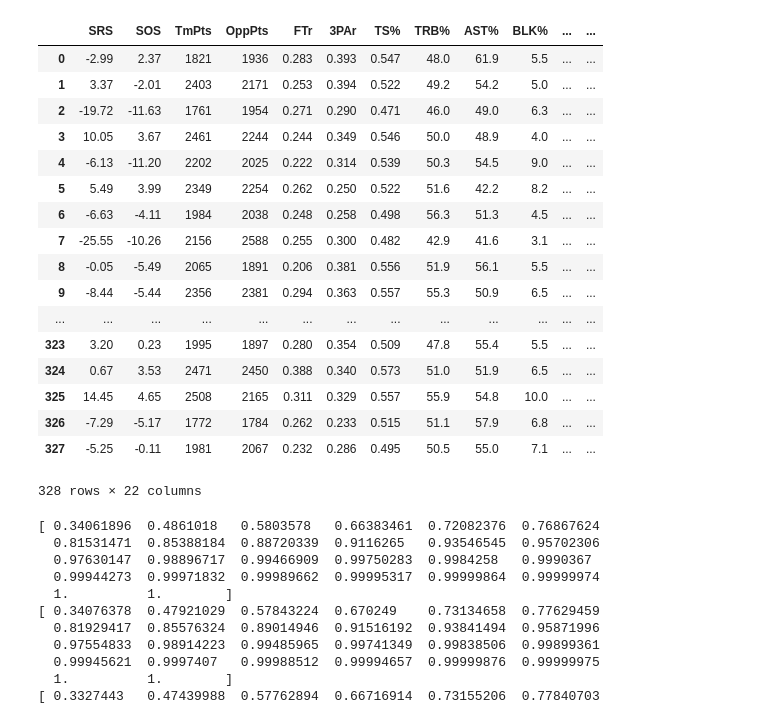
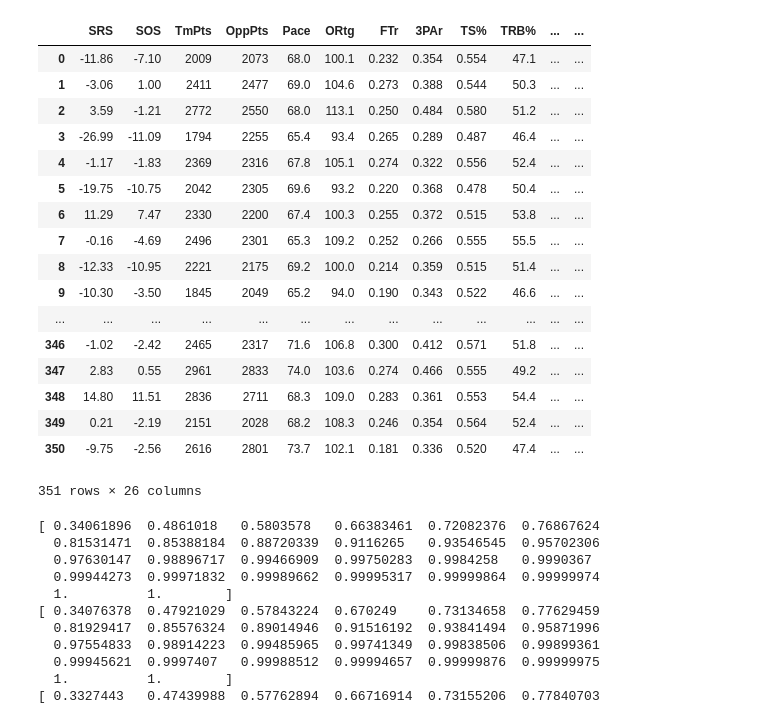
Before and after one commit to gshau/madBrackets, a Jupyter notebook: teamAnalysis.ipynb, the cells around one changed output. Drawn from its saved outputs; the diff is of its cells as text; code cells hidden in the pictures.

```diff
--- a/teamAnalysis.ipynb
+++ b/teamAnalysis.ipynb
@@ -21,25 +21,26 @@ warnings.filterwarnings('ignore')
 from sklearn import model_selection
 from sklearn.model_selection import cross_val_score
 # %%
+year='2017'
 df=pd.read_csv('data/combined_team_stats_'+year+'.csv',index_col=0).dropna(axis=1)
 df.keys()
 df.drop(['School','wpct','sched_url','Rank','WL','Conf'],axis=1)
 # %% [output]
-|  | SRS | SOS | TmPts | OppPts | FTr | 3PAr | TS% | TRB% | AST% | BLK% | ... | ... |
-| 0 | -2.99 | 2.37 | 1821 | 1936 | 0.283 | 0.393 | 0.547 | 48.0 | 61.9 | 5.5 | ... | ... |
-| 1 | 3.37 | -2.01 | 2403 | 2171 | 0.253 | 0.394 | 0.522 | 49.2 | 54.2 | 5.0 | ... | ... |
-| 2 | -19.72 | -11.63 | 1761 | 1954 | 0.271 | 0.290 | 0.471 | 46.0 | 49.0 | 6.3 | ... | ... |
-| 3 | 10.05 | 3.67 | 2461 | 2244 | 0.244 | 0.349 | 0.546 | 50.0 | 48.9 | 4.0 | ... | ... |
-| 4 | -6.13 | -11.20 | 2202 | 2025 | 0.222 | 0.314 | 0.539 | 50.3 | 54.5 | 9.0 | ... | ... |
-| 5 | 5.49 | 3.99 | 2349 | 2254 | 0.262 | 0.250 | 0.522 | 51.6 | 42.2 | 8.2 | ... | ... |
-| 6 | -6.63 | -4.11 | 1984 | 2038 | 0.248 | 0.258 | 0.498 | 56.3 | 51.3 | 4.5 | ... | ... |
-| 7 | -25.55 | -10.26 | 2156 | 2588 | 0.255 | 0.300 | 0.482 | 42.9 | 41.6 | 3.1 | ... | ... |
-| 8 | -0.05 | -5.49 | 2065 | 1891 | 0.206 | 0.381 | 0.556 | 51.9 | 56.1 | 5.5 | ... | ... |
-| 9 | -8.44 | -5.44 | 2356 | 2381 | 0.294 | 0.363 | 0.557 | 55.3 | 50.9 | 6.5 | ... | ... |
+|  | SRS | SOS | TmPts | OppPts | Pace | ORtg | FTr | 3PAr | TS% | TRB% | ... | ... |
+| 0 | -11.86 | -7.10 | 2009 | 2073 | 68.0 | 100.1 | 0.232 | 0.354 | 0.554 | 47.1 | ... | ... |
+| 1 | -3.06 | 1.00 | 2411 | 2477 | 69.0 | 104.6 | 0.273 | 0.388 | 0.544 | 50.3 | ... | ... |
+| 2 | 3.59 | -1.21 | 2772 | 2550 | 68.0 | 113.1 | 0.250 | 0.484 | 0.580 | 51.2 | ... | ... |
+| 3 | -26.99 | -11.09 | 1794 | 2255 | 65.4 | 93.4 | 0.265 | 0.289 | 0.487 | 46.4 | ... | ... |
+| 4 | -1.17 | -1.83 | 2369 | 2316 | 67.8 | 105.1 | 0.274 | 0.322 | 0.556 | 52.4 | ... | ... |
+| 5 | -19.75 | -10.75 | 2042 | 2305 | 69.6 | 93.2 | 0.220 | 0.368 | 0.478 | 50.4 | ... | ... |
+| 6 | 11.29 | 7.47 | 2330 | 2200 | 67.4 | 100.3 | 0.255 | 0.372 | 0.515 | 53.8 | ... | ... |
+| 7 | -0.16 | -4.69 | 2496 | 2301 | 65.3 | 109.2 | 0.252 | 0.266 | 0.555 | 55.5 | ... | ... |
+| 8 | -12.33 | -10.95 | 2221 | 2175 | 69.2 | 100.0 | 0.214 | 0.359 | 0.515 | 51.4 | ... | ... |
+| 9 | -10.30 | -3.50 | 1845 | 2049 | 65.2 | 94.0 | 0.190 | 0.343 | 0.522 | 46.6 | ... | ... |
 | ... | ... | ... | ... | ... | ... | ... | ... | ... | ... | ... | ... | ... |
-| 323 | 3.20 | 0.23 | 1995 | 1897 | 0.280 | 0.354 | 0.509 | 47.8 | 55.4 | 5.5 | ... | ... |
-| 324 | 0.67 | 3.53 | 2471 | 2450 | 0.388 | 0.340 | 0.573 | 51.0 | 51.9 | 6.5 | ... | ... |
-| 325 | 14.45 | 4.65 | 2508 | 2165 | 0.311 | 0.329 | 0.557 | 55.9 | 54.8 | 10.0 | ... | ... |
-| 326 | -7.29 | -5.17 | 1772 | 1784 | 0.262 | 0.233 | 0.515 | 51.1 | 57.9 | 6.8 | ... | ... |
-| 327 | -5.25 | -0.11 | 1981 | 2067 | 0.232 | 0.286 | 0.495 | 50.5 | 55.0 | 7.1 | ... | ... |
+| 346 | -1.02 | -2.42 | 2465 | 2317 | 71.6 | 106.8 | 0.300 | 0.412 | 0.571 | 51.8 | ... | ... |
+| 347 | 2.83 | 0.55 | 2961 | 2833 | 74.0 | 103.6 | 0.274 | 0.466 | 0.555 | 49.2 | ... | ... |
+| 348 | 14.80 | 11.51 | 2836 | 2711 | 68.3 | 109.0 | 0.283 | 0.361 | 0.553 | 54.4 | ... | ... |
+| 349 | 0.21 | -2.19 | 2151 | 2028 | 68.2 | 108.3 | 0.246 | 0.354 | 0.564 | 52.4 | ... | ... |
+| 350 | -9.75 | -2.56 | 2616 | 2801 | 73.7 | 102.1 | 0.181 | 0.336 | 0.520 | 47.4 | ... | ... |
-328 rows × 22 columns
+351 rows × 26 columns
```
Also changed, not shown: parts of 1 cell of this notebook, 6 other files.
